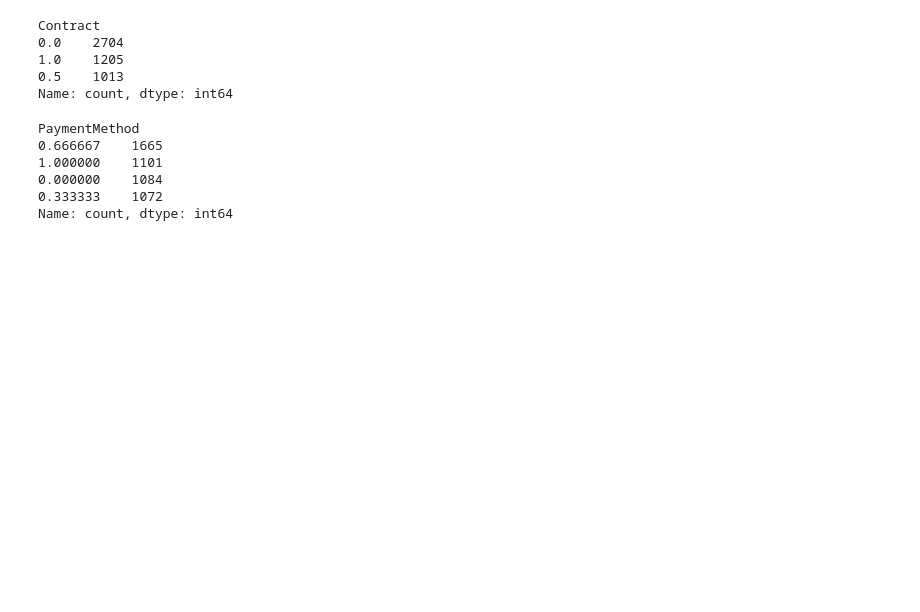
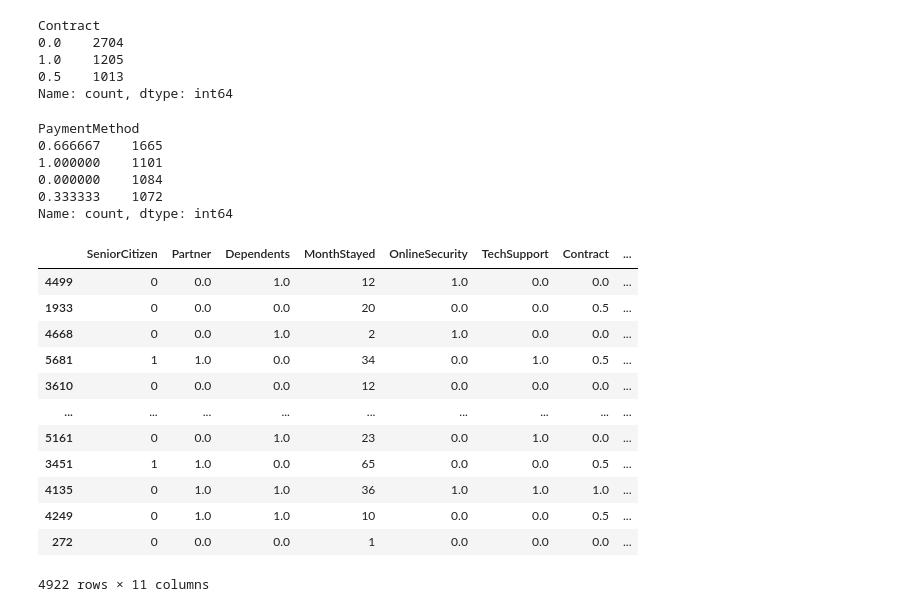
Before and after one commit to Nati-W/Customer-Churn-Prediction, a Jupyter notebook: Churn prediction.ipynb, the cells around one changed output. Drawn from its saved outputs; the diff is of its cells as text; code cells hidden in the pictures; blank space fills up the shorter version.

```diff
--- a/Churn prediction.ipynb
+++ b/Churn prediction.ipynb
@@ -754,3 +754,19 @@ PaymentMethod
 0.000000    1084
 0.333333    1072
 Name: count, dtype: int64
+# %%
+tr
+# %% [output]
+|  | SeniorCitizen | Partner | Dependents | MonthStayed | OnlineSecurity | TechSupport | Contract | ... |
+| 4499 | 0 | 0.0 | 1.0 | 12 | 1.0 | 0.0 | 0.0 | ... |
+| 1933 | 0 | 0.0 | 0.0 | 20 | 0.0 | 0.0 | 0.5 | ... |
+| 4668 | 0 | 0.0 | 1.0 | 2 | 1.0 | 0.0 | 0.0 | ... |
+| 5681 | 1 | 1.0 | 0.0 | 34 | 0.0 | 1.0 | 0.5 | ... |
+| 3610 | 0 | 0.0 | 0.0 | 12 | 0.0 | 0.0 | 0.0 | ... |
+| ... | ... | ... | ... | ... | ... | ... | ... | ... |
+| 5161 | 0 | 0.0 | 1.0 | 23 | 0.0 | 1.0 | 0.0 | ... |
+| 3451 | 1 | 1.0 | 0.0 | 65 | 0.0 | 0.0 | 0.5 | ... |
+| 4135 | 0 | 1.0 | 1.0 | 36 | 1.0 | 1.0 | 1.0 | ... |
+| 4249 | 0 | 1.0 | 1.0 | 10 | 0.0 | 0.0 | 0.5 | ... |
+| 272 | 0 | 0.0 | 0.0 | 1 | 0.0 | 0.0 | 0.0 | ... |
+4922 rows × 11 columns
```
Also changed, not shown: parts of 5 cells of this notebook, 1 other file.
